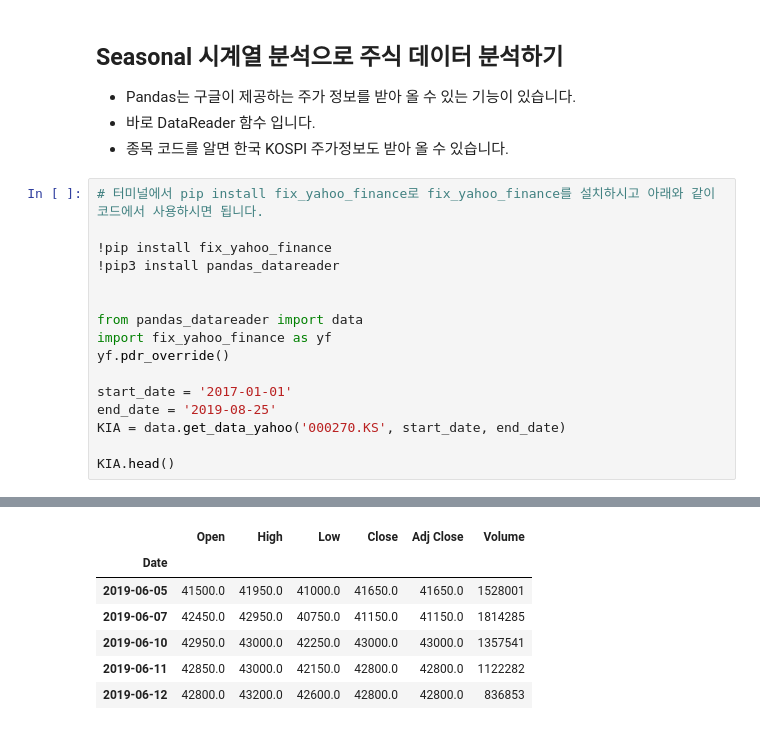
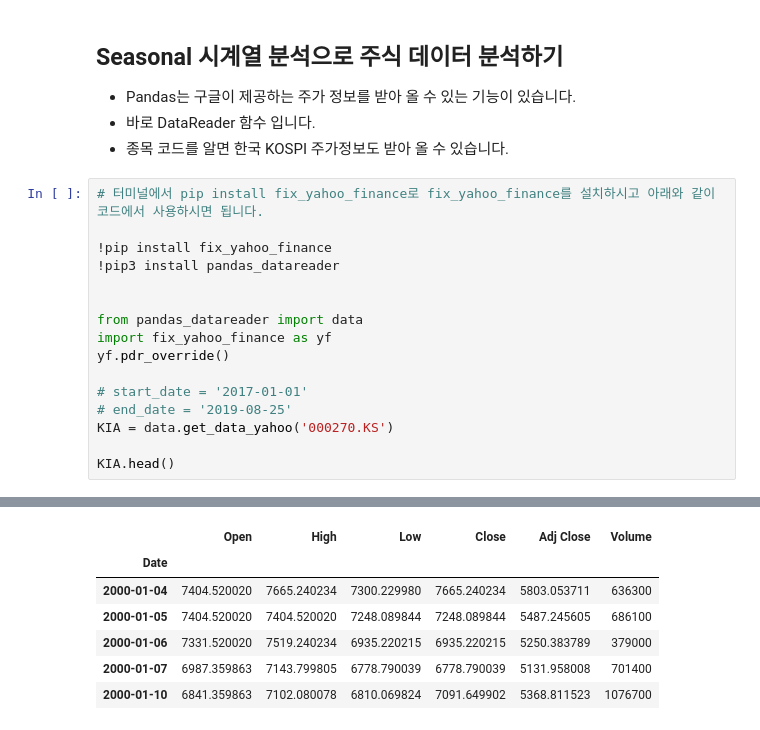
Before and after one commit to jihyunjeongme/data-science, a Jupyter notebook: 7장_시계열_데이터를_다뤄보자.ipynb, the cells around one changed output, grey strips where cells are left out. Drawn from its saved outputs; the diff is of its cells as text.

```diff
--- a/7장_시계열_데이터를_다뤄보자.ipynb
+++ b/7장_시계열_데이터를_다뤄보자.ipynb
@@ -218,9 +240,9 @@ from pandas_datareader import data
 import fix_yahoo_finance as yf
 yf.pdr_override()
 
-start_date = '2017-01-01'
-end_date = '2019-08-25'
-KIA = data.get_data_yahoo('000270.KS', start_date, end_date)
+# start_date = '2017-01-01'
+# end_date = '2019-08-25'
+KIA = data.get_data_yahoo('000270.KS')
 
 KIA.head()
 # %% [output]
@@ -242,12 +264,12 @@ Requirement already satisfied: certifi>=2017.4.17 in /usr/local/lib/python3.6/di
 Requirement already satisfied: six>=1.5 in /usr/local/lib/python3.6/dist-packages (from python-dateutil>=2.5.0->pandas>=0.19.2->pandas_datareader) (1.12.0)
 [*********************100%***********************]  1 of 1 downloaded
 |  | Open | High | Low | Close | Adj Close | Volume |
 | Date |  |  |  |  |  |  |
-| 2019-06-05 | 41500.0 | 41950.0 | 41000.0 | 41650.0 | 41650.0 | 1528001 |
-| 2019-06-07 | 42450.0 | 42950.0 | 40750.0 | 41150.0 | 41150.0 | 1814285 |
-| 2019-06-10 | 42950.0 | 43000.0 | 42250.0 | 43000.0 | 43000.0 | 1357541 |
-| 2019-06-11 | 42850.0 | 43000.0 | 42150.0 | 42800.0 | 42800.0 | 1122282 |
-| 2019-06-12 | 42800.0 | 43200.0 | 42600.0 | 42800.0 | 42800.0 | 836853 |
+| 2000-01-04 | 7404.520020 | 7665.240234 | 7300.229980 | 7665.240234 | 5803.053711 | 636300 |
+| 2000-01-05 | 7404.520020 | 7404.520020 | 7248.089844 | 7248.089844 | 5487.245605 | 686100 |
+| 2000-01-06 | 7331.520020 | 7519.240234 | 6935.220215 | 6935.220215 | 5250.383789 | 379000 |
+| 2000-01-07 | 6987.359863 | 7143.799805 | 6778.790039 | 6778.790039 | 5131.958008 | 701400 |
+| 2000-01-10 | 6841.359863 | 7102.080078 | 6810.069824 | 7091.649902 | 5368.811523 | 1076700 |
 # %%
 KIA['Close'].plot(figsize=(12,6),grid=True)
 # %% [output]
```
Also changed, not shown: parts of 20 cells of this notebook.
